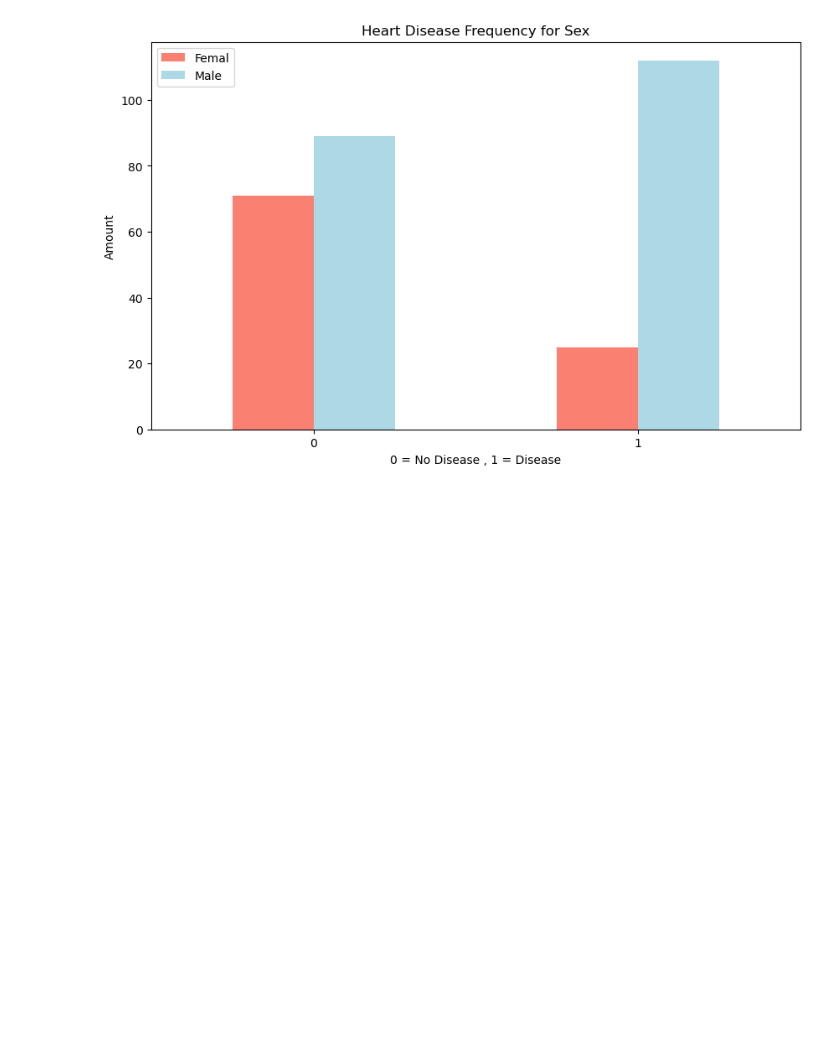
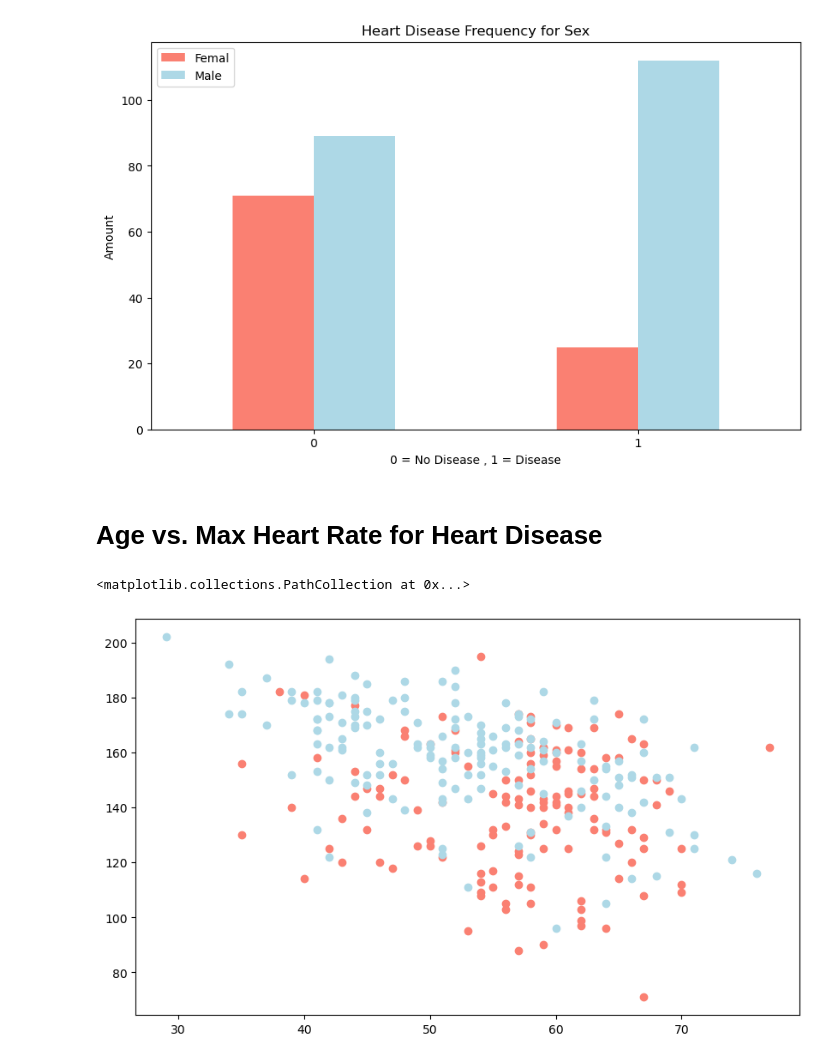
Before and after one commit to dilqvl62/Heart_disease_machine_learning, a Jupyter notebook: Heart-disease-classification.ipynb, the cells around one changed output. Cells and saved outputs as stored; diff of their text form; code cells hidden in the pictures; blank space fills up the shorter version.

```diff
--- a/Heart-disease-classification.ipynb
+++ b/Heart-disease-classification.ipynb
@@ -159,3 +159,23 @@ plt.xticks(rotation = 0)
 # %% [output]
 (array([0, 1]), [Text(0, 0, '0'), Text(1, 0, '1')])
 [figure]
+# %% [markdown]
+# Age vs. Max Heart Rate for Heart Disease
+# %%
+# Create another figure
+plt.figure(figsize = (10, 6))
+
+# Scatter with a positive examples
+plt.scatter(heart_disease_df.age[heart_disease_df.condition ==1],
+            heart_disease_df.thalach[heart_disease_df.condition ==1],
+            c ="salmon"
+           )
+
+#Scatter with negative example
+plt.scatter(heart_disease_df.age[heart_disease_df.condition ==0],
+            heart_disease_df.thalach[heart_disease_df.condition ==0],
+            c ="lightblue"
+           )
+# %% [output]
+<matplotlib.collections.PathCollection at 0x...>
+[figure, added]
```
Also changed, not shown: parts of 4 cells of this notebook.
